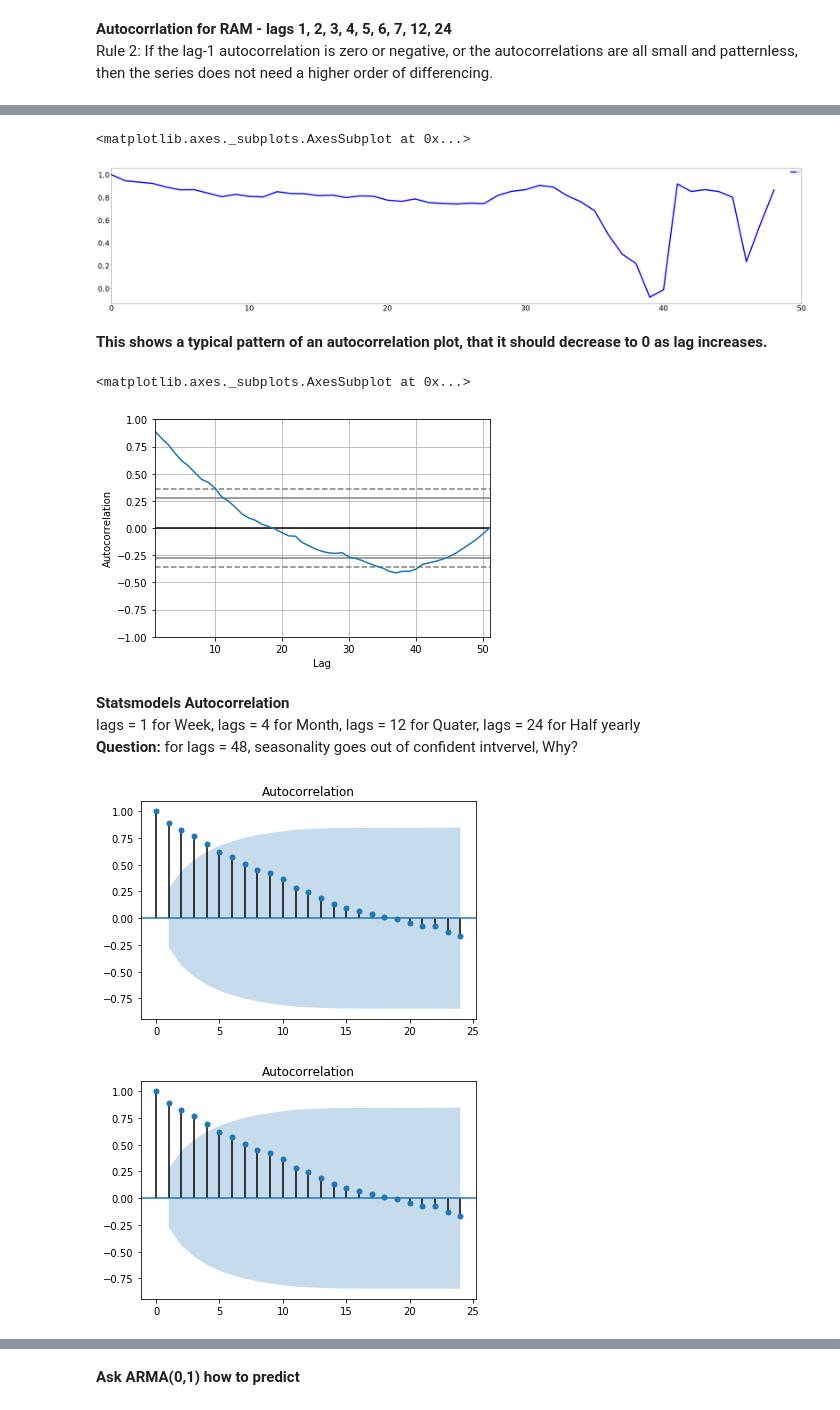
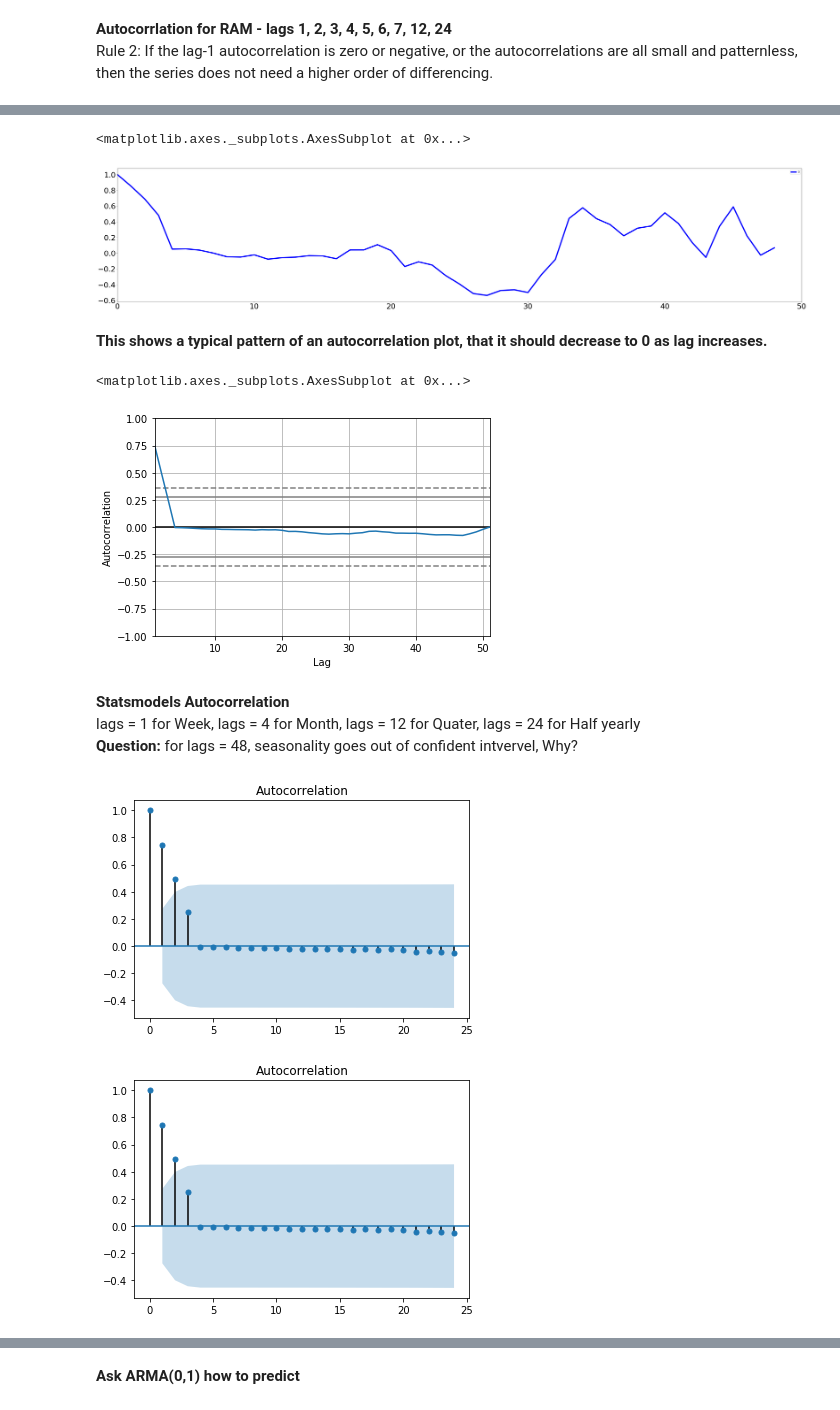
Before and after one commit to datatcy/Frank, a Jupyter notebook: projects/final-project/03-exploratory-analysis/DSPMd08RAM.ipynb, the cells around one changed output, grey strips where cells are left out. Saved outputs shown, nothing was run; the diff lists cells and outputs as text; code cells hidden in the pictures.

```diff
--- a/projects/final-project/03-exploratory-analysis/DSPMd08RAM.ipynb
+++ b/projects/final-project/03-exploratory-analysis/DSPMd08RAM.ipynb
@@ -15,5 +15,5 @@ mdl.head().sort_values('Date')
 | 3 | CALBIPRD01 | Wk 4 | 0.0850 | 5.7 | 2017-01-28 |
 | 4 | CALBIPRD01 | Wk 5 | 0.1200 | 6.2 | 2017-02-04 |
 # %%
-mdl08=mdl[mdl['Server Name']=='CALBIPRD08']
+mdlsql=mdl[mdl['Server Name']=='CALMFRRSQL']
 # %% [markdown]
@@ -26,7 +26,7 @@ mdl08.plot(kind='line', figsize=(50,10), fontsize=30 , legend=True, linewidth=5.
 # %%
-mdl08.set_index('Date', inplace=True)
-mdl08['Month']= mdl08.index.month
-mdl08['Day']=mdl08.index.day
+mdlsql.set_index('Date', inplace=True)
+mdlsql['Month']= mdlsql.index.month
+mdlsql['Day']=mdlsql.index.day
 # %% [output]
 A value is trying to be set on a copy of a slice from a DataFrame.
 Try using .loc[row_indexer,col_indexer] = value instead
@@ -115,23 +115,23 @@ df.plot(figsize=(50,10), fontsize=30, legend=True, color ='blue', linewidth=7.0)
 autoc = []
 
 for i in range(51):
-    autoc.append(mdl08['RAM'].resample('D').mean().autocorr(lag=7*i))
+    autoc.append(mdlsql['RAM'].resample('D').mean().autocorr(lag=7*i))
 
 df = pd.DataFrame(autoc)
 df.plot(figsize=(50,10), fontsize=30, legend=True, color ='blue', linewidth=5.0)
 # %% [output]
 <matplotlib.axes._subplots.AxesSubplot at 0x...>
-[figure, old version]
+[figure, new version]
 # %% [markdown]
 <b>This shows a typical pattern of an autocorrelation plot, that it should
 decrease to 0 as lag increases.</b>
 # %%
 %matplotlib inline
 from pandas.tools.plotting import autocorrelation_plot
-autocorrelation_plot(mdl08['RAM'].dropna())
+autocorrelation_plot(mdlsql['RAM'].dropna())
 # %% [output]
 <matplotlib.axes._subplots.AxesSubplot at 0x...>
-[figure, old version]
+[figure, new version]
 # %% [markdown]
 <B>Statsmodels Autocorrelation </B>
 <br>lags = 1 for Week, lags = 4 for Month, lags = 12 for Quater, lags = 24 for Half yearly</br>
@@ -139,11 +139,11 @@ autocorrelation_plot(mdl08['RAM'].dropna())
 # %%
 from statsmodels.graphics.tsaplots import plot_acf
 #plot_acf(mdl01['RAM'].dropna(),lags=24) #lag=70 for seasanlity, lags =25
-#plot_acf(mdl07['RAM'].dropna().diff(1).dropna(),lags=24)
-plot_acf(mdl08['RAM'].dropna(),lags=24)
+#plot_acf(mdlsql['RAM'].dropna().diff(1).dropna(),lags=24)
+plot_acf(mdlsql['RAM'].dropna(),lags=24)
 # %% [output]
-[figure, old version]
+[figure, new version]
-[figure, old version]
+[figure, new version]
 # %% [markdown]
 <b> Trend has been observed  as non-stationary, 'diff' of 1 used to make it stationary </b>
 <br>Note:</br>
```
Also changed, not shown: parts of 28 cells of this notebook, 4 other files.
